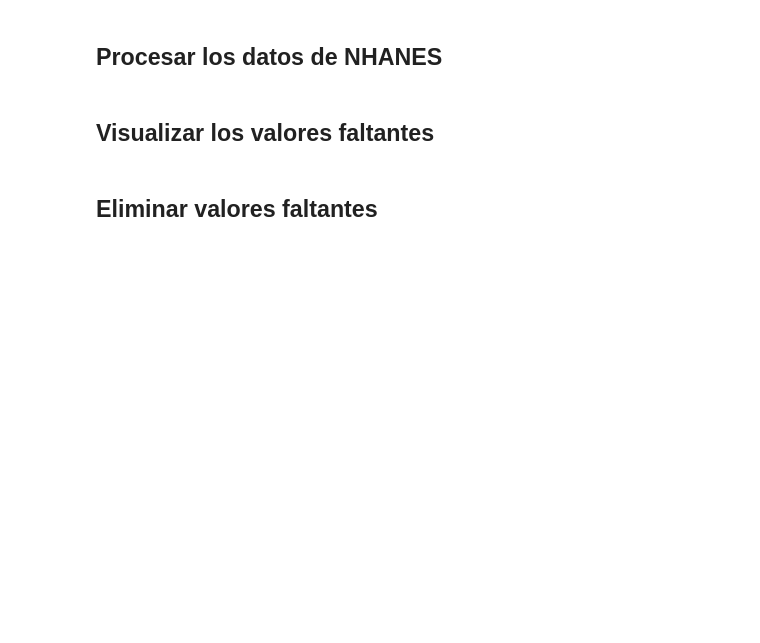
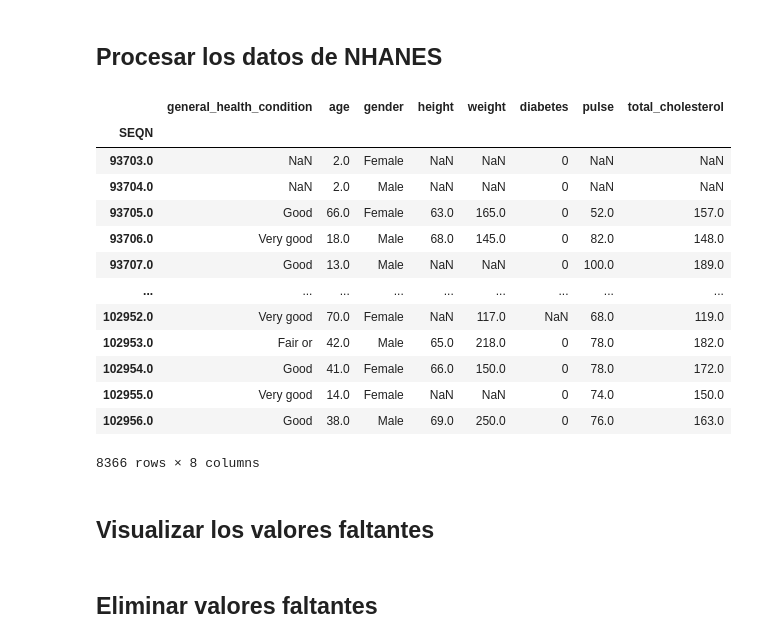
Before and after one commit to DiegoLerma/curso-imputacion-datos, a Jupyter notebook: notebooks/live-download-data-and-load-it.ipynb, the cells around one changed output. Cells and saved outputs as stored; diff of their text form; code cells hidden in the pictures; blank space fills up the shorter version.

Commit message:
Procesando base de datos NHANES

```diff
--- a/notebooks/live-download-data-and-load-it.ipynb
+++ b/notebooks/live-download-data-and-load-it.ipynb
@@ -12,3 +12,10 @@ import missingno
 %run pandas-missing-extension.ipynb
 # %% [markdown]
 ## Cargar los datos de NHANES
+# %%
+nhanes_raw_df = (
+    nhanes.load.load_NHANES_data(year='2017-2018')
+    .clean_names(case_type='snake')
+
+)
+nhanes_raw_df.shape
@@ -17,3 +82,20 @@ import missingno
+# %%
+nhanes_df
+# %% [output]
+|  | general_health_condition | age | gender | height | weight | diabetes | pulse | total_cholesterol |
+| SEQN |  |  |  |  |  |  |  |  |
+| 93703.0 | NaN | 2.0 | Female | NaN | NaN | 0 | NaN | NaN |
+| 93704.0 | NaN | 2.0 | Male | NaN | NaN | 0 | NaN | NaN |
+| 93705.0 | Good | 66.0 | Female | 63.0 | 165.0 | 0 | 52.0 | 157.0 |
+| 93706.0 | Very good | 18.0 | Male | 68.0 | 145.0 | 0 | 82.0 | 148.0 |
+| 93707.0 | Good | 13.0 | Male | NaN | NaN | 0 | 100.0 | 189.0 |
+| ... | ... | ... | ... | ... | ... | ... | ... | ... |
+| 102952.0 | Very good | 70.0 | Female | NaN | 117.0 | NaN | 68.0 | 119.0 |
+| 102953.0 | Fair or | 42.0 | Male | 65.0 | 218.0 | 0 | 78.0 | 182.0 |
+| 102954.0 | Good | 41.0 | Female | 66.0 | 150.0 | 0 | 78.0 | 172.0 |
+| 102955.0 | Very good | 14.0 | Female | NaN | NaN | 0 | 74.0 | 150.0 |
+| 102956.0 | Good | 38.0 | Male | 69.0 | 250.0 | 0 | 76.0 | 163.0 |
+8366 rows × 8 columns
 # %% [markdown]
 ## Visualizar los valores faltantes
 # %% [markdown]
```
Also changed, not shown: parts of 3 cells of this notebook, 1 other file.
